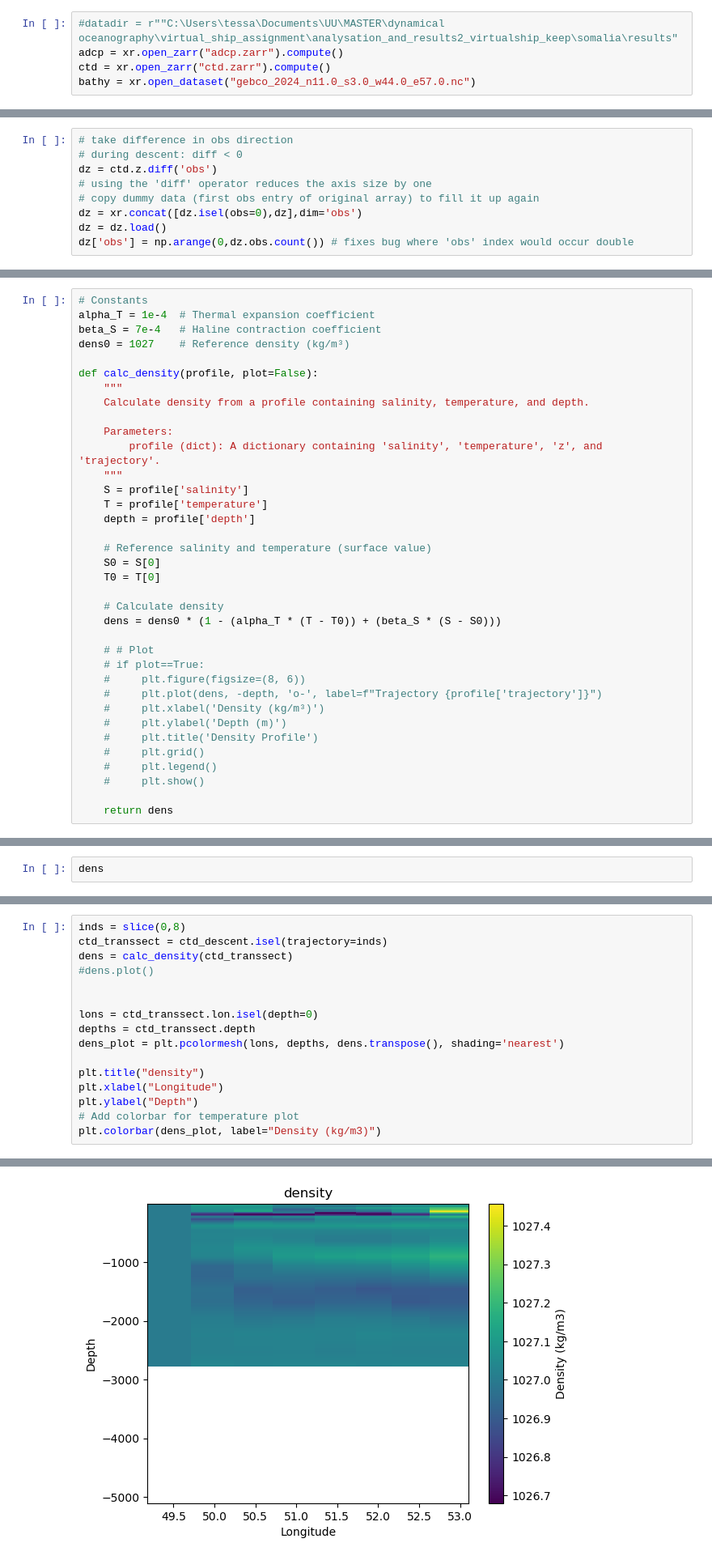
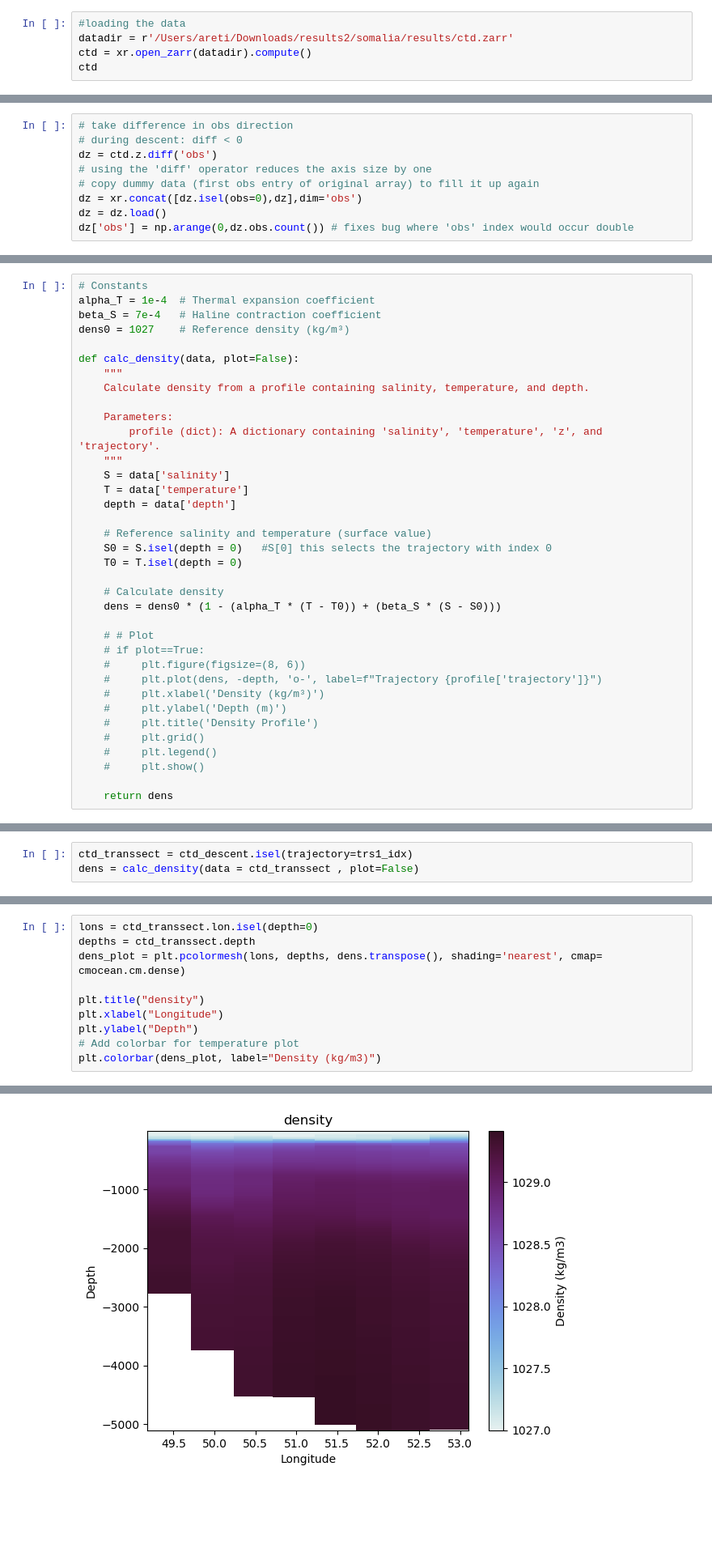
Before and after one commit to ret1-c/Virtualship_Project_UU, a Jupyter notebook: Analysation_virtualship_2.ipynb, the cells around one changed output, grey strips where cells are left out. Shown at 81% size. Saved outputs shown, nothing was run; the diff lists cells and outputs as text; blank space fills up the shorter version.

Commit message:
worked on Tessa's code

```diff
--- a/Analysation_virtualship_2.ipynb
+++ b/Analysation_virtualship_2.ipynb
@@ -20,5 +72,5 @@ import cmocean
 # %%
-#datadir = r""C:\Users\tessa\Documents\UU\MASTER\dynamical oceanography\virtual_ship_assignment\analysation_and_results2_virtualship_keep\somalia\results"
-adcp = xr.open_zarr("adcp.zarr").compute()
-ctd = xr.open_zarr("ctd.zarr").compute()
-bathy = xr.open_dataset("gebco_2024_n11.0_s3.0_w44.0_e57.0.nc")
+#loading the data
+datadir = r'/Users/areti/Downloads/results2/somalia/results/ctd.zarr'
+ctd = xr.open_zarr(datadir).compute()
+ctd
@@ -241,20 +140,20 @@ alpha_T = 1e-4  # Thermal expansion coefficient
 beta_S = 7e-4   # Haline contraction coefficient
 dens0 = 1027    # Reference density (kg/m³)
 
-def calc_density(profile, plot=False):
+def calc_density(data, plot=False):
     """
     Calculate density from a profile containing salinity, temperature, and depth.
 
     Parameters:
         profile (dict): A dictionary containing 'salinity', 'temperature', 'z', and 'trajectory'.
     """
-    S = profile['salinity']
-    T = profile['temperature']
-    depth = profile['depth']
+    S = data['salinity']
+    T = data['temperature']
+    depth = data['depth']
 
     # Reference salinity and temperature (surface value)
-    S0 = S[0]
-    T0 = T[0]
+    S0 = S.isel(depth = 0)   #S[0] this selects the trajectory with index 0
+    T0 = T.isel(depth = 0)
 
     # Calculate density
     dens = dens0 * (1 - (alpha_T * (T - T0)) + (beta_S * (S - S0)))
@@ -285,2 +173,3 @@ dens = dens0 * (1 - (alpha_T * (T - T0)) + (beta_S * (S - S0)))
 # %%
-dens
+ctd_transsect = ctd_descent.isel(trajectory=trs1_idx)
+dens = calc_density(data = ctd_transsect , plot=False)
@@ -305,20 +176,14 @@ Coordinates:
 # %%
-inds = slice(0,8)
-ctd_transsect = ctd_descent.isel(trajectory=inds)
-dens = calc_density(ctd_transsect)
-#dens.plot()
-
-
 lons = ctd_transsect.lon.isel(depth=0)
 depths = ctd_transsect.depth
-dens_plot = plt.pcolormesh(lons, depths, dens.transpose(), shading='nearest')
+dens_plot = plt.pcolormesh(lons, depths, dens.transpose(), shading='nearest', cmap= cmocean.cm.dense)
 
 plt.title("density")
 plt.xlabel("Longitude")
 plt.ylabel("Depth")
 # Add colorbar for temperature plot
 plt.colorbar(dens_plot, label="Density (kg/m3)")
 # %% [output]
 <matplotlib.colorbar.Colorbar at 0x...>
-[figure, old version]
+[figure, new version]
 # %%
```
Also changed, not shown: parts of 21 cells of this notebook.
